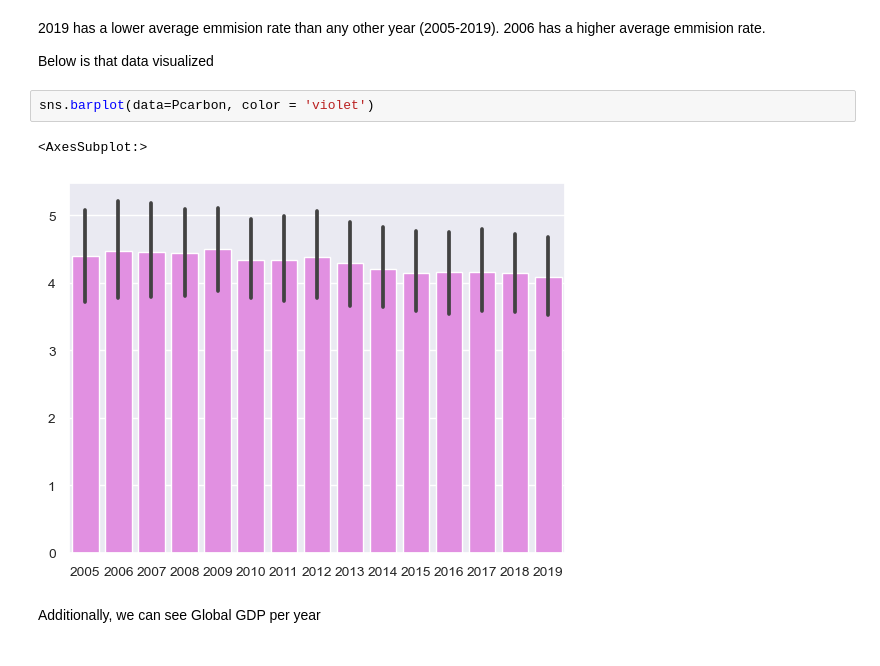
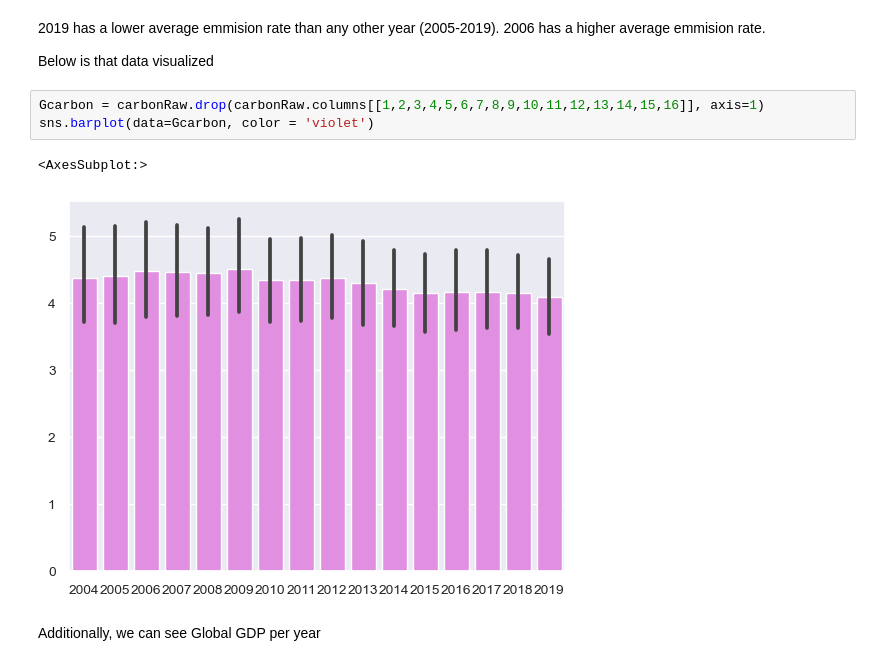
Before and after one commit to ubco-W2022T1-cosc301/project-group42, a Jupyter notebook: notebooks/analysis3.ipynb, the cells around one changed output. Cells and saved outputs as stored; diff of their text form.

```diff
--- a/notebooks/analysis3.ipynb
+++ b/notebooks/analysis3.ipynb
@@ -129,11 +131,12 @@ Pcarbon.describe()
 2006 has a higher average emmision rate.
 
 Below is that data visualized
-# %%
-sns.barplot(data=Pcarbon, color = 'violet')
-# %% [output]
-<AxesSubplot:>
-[figure, removed]
+# %%
+Gcarbon = carbonRaw.drop(carbonRaw.columns[[1,2,3,4,5,6,7,8,9,10,11,12,13,14,15,16]], axis=1)
+sns.barplot(data=Gcarbon, color = 'violet')
+# %% [output]
+<AxesSubplot:>
+[figure, added]
 # %% [markdown]
 Additionally, we can see Global GDP per year
 # %%
```
Also changed, not shown: parts of 7 cells of this notebook, 1 other file.
